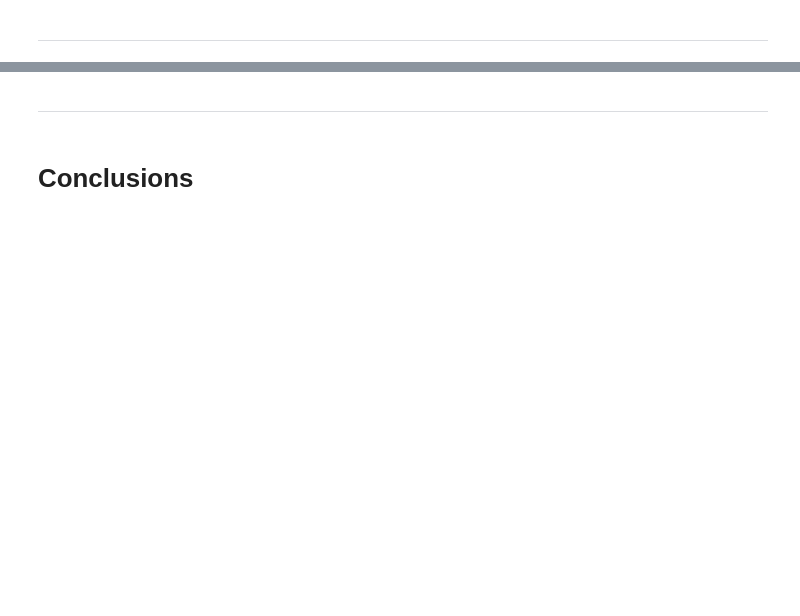
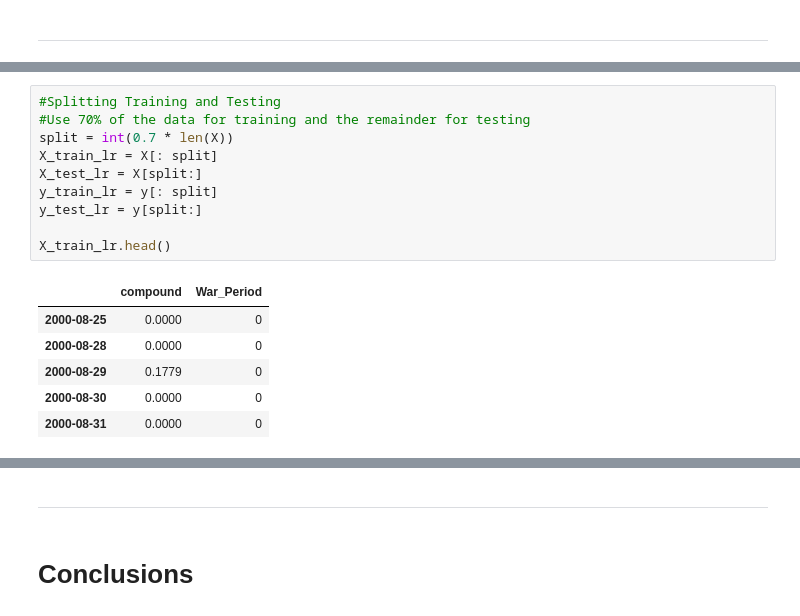
Before and after one commit to GuilleMGN/OilMachineLearning, a Jupyter notebook: oil_series_analysis.ipynb, the cells around one changed output, grey strips where cells are left out. Saved outputs shown, nothing was run; the diff lists cells and outputs as text; blank space fills up the shorter version.

```diff
--- a/oil_series_analysis.ipynb
+++ b/oil_series_analysis.ipynb
@@ -548,0 +494,17 @@ stocks.plot()
+# %%
+#Splitting Training and Testing
+#Use 70% of the data for training and the remainder for testing
+split = int(0.7 * len(X))
+X_train_lr = X[: split]
+X_test_lr = X[split:]
+y_train_lr = y[: split]
+y_test_lr = y[split:]
+
+X_train_lr.head()
+# %% [output]
+|  | compound | War_Period |
+| 2000-08-25 | 0.0000 | 0 |
+| 2000-08-28 | 0.0000 | 0 |
+| 2000-08-29 | 0.1779 | 0 |
+| 2000-08-30 | 0.0000 | 0 |
+| 2000-08-31 | 0.0000 | 0 |
```
Also changed, not shown: parts of 37 cells of this notebook.
